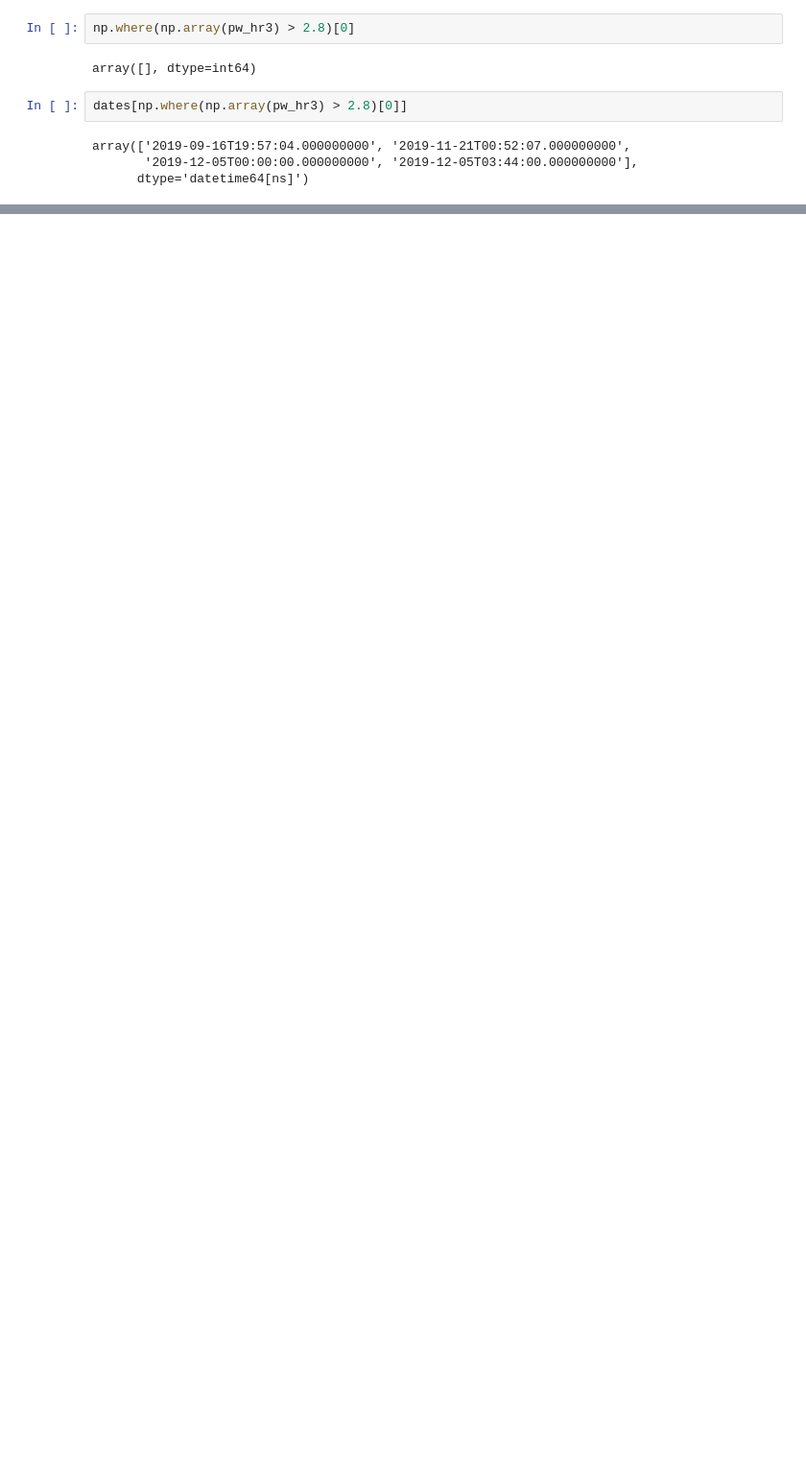
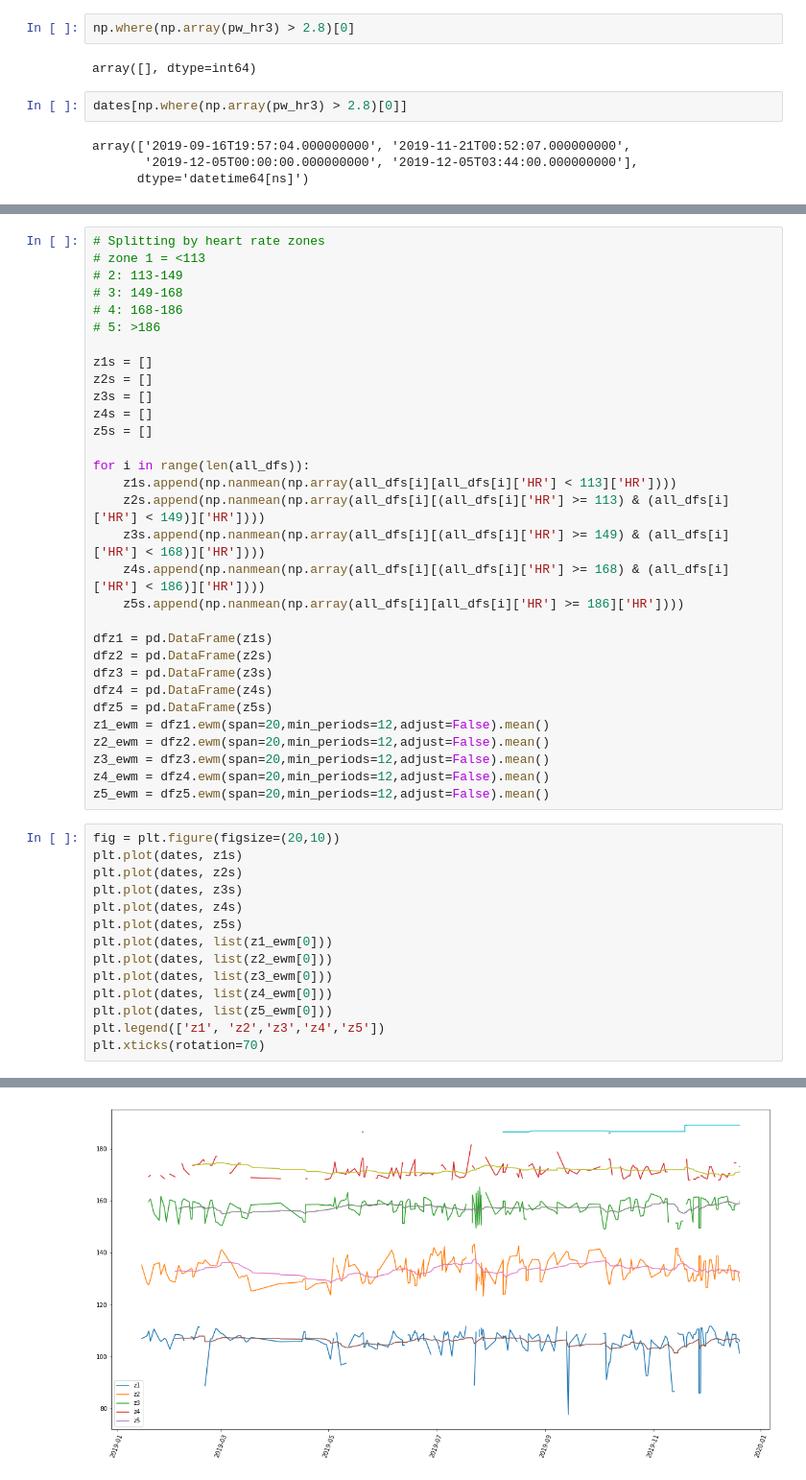
Before and after one commit to eyang9001/Cycling-Workout-Generator, a Jupyter notebook: Historical_View.ipynb, the cells around one changed output, grey strips where cells are left out. Shown: that part at 96% size. Drawn from its saved outputs; the diff is of its cells as text; blank space fills up the shorter version.

```diff
--- a/Historical_View.ipynb
+++ b/Historical_View.ipynb
@@ -116,0 +121,46 @@ array([ 85,  98, 112, ..., 125, 125, 125])
+# %%
+# Splitting by heart rate zones
+# zone 1 = <113
+# 2: 113-149
+# 3: 149-168
+# 4: 168-186
+# 5: >186
+
+z1s = []
+z2s = []
+z3s = []
+z4s = []
+z5s = []
+
+for i in range(len(all_dfs)):
+    z1s.append(np.nanmean(np.array(all_dfs[i][all_dfs[i]['HR'] < 113]['HR'])))
+    z2s.append(np.nanmean(np.array(all_dfs[i][(all_dfs[i]['HR'] >= 113) & (all_dfs[i]['HR'] < 149)]['HR'])))
+    z3s.append(np.nanmean(np.array(all_dfs[i][(all_dfs[i]['HR'] >= 149) & (all_dfs[i]['HR'] < 168)]['HR'])))
+    z4s.append(np.nanmean(np.array(all_dfs[i][(all_dfs[i]['HR'] >= 168) & (all_dfs[i]['HR'] < 186)]['HR'])))
+    z5s.append(np.nanmean(np.array(all_dfs[i][all_dfs[i]['HR'] >= 186]['HR'])))
+
+dfz1 = pd.DataFrame(z1s)
+dfz2 = pd.DataFrame(z2s)
+dfz3 = pd.DataFrame(z3s)
+dfz4 = pd.DataFrame(z4s)
+dfz5 = pd.DataFrame(z5s)
+z1_ewm = dfz1.ewm(span=20,min_periods=12,adjust=False).mean()
+z2_ewm = dfz2.ewm(span=20,min_periods=12,adjust=False).mean()
+z3_ewm = dfz3.ewm(span=20,min_periods=12,adjust=False).mean()
+z4_ewm = dfz4.ewm(span=20,min_periods=12,adjust=False).mean()
+z5_ewm = dfz5.ewm(span=20,min_periods=12,adjust=False).mean()
+# %%
+fig = plt.figure(figsize=(20,10))
+plt.plot(dates, z1s)
+plt.plot(dates, z2s)
+plt.plot(dates, z3s)
+plt.plot(dates, z4s)
+plt.plot(dates, z5s)
+plt.plot(dates, list(z1_ewm[0]))
+plt.plot(dates, list(z2_ewm[0]))
+plt.plot(dates, list(z3_ewm[0]))
+plt.plot(dates, list(z4_ewm[0]))
+plt.plot(dates, list(z5_ewm[0]))
+plt.legend(['z1', 'z2','z3','z4','z5'])
+plt.xticks(rotation=70)
+# %% [output]
@@ -116,0 +169 @@ array([ 85,  98, 112, ..., 125, 125, 125])
+[figure, added]
```
Also changed, not shown: parts of 13 cells of this notebook, 4 other files.
